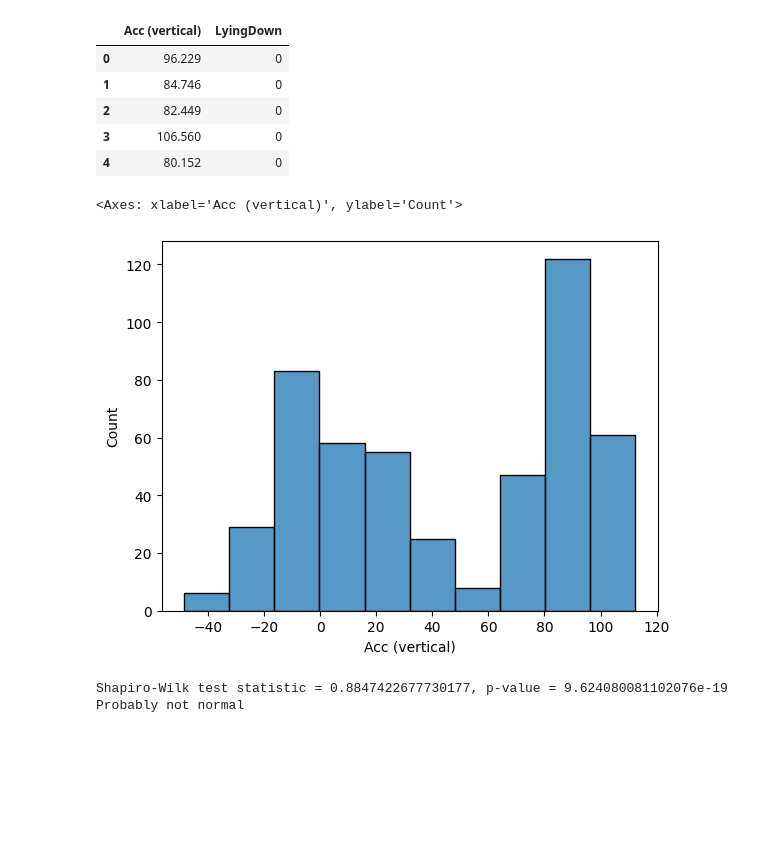
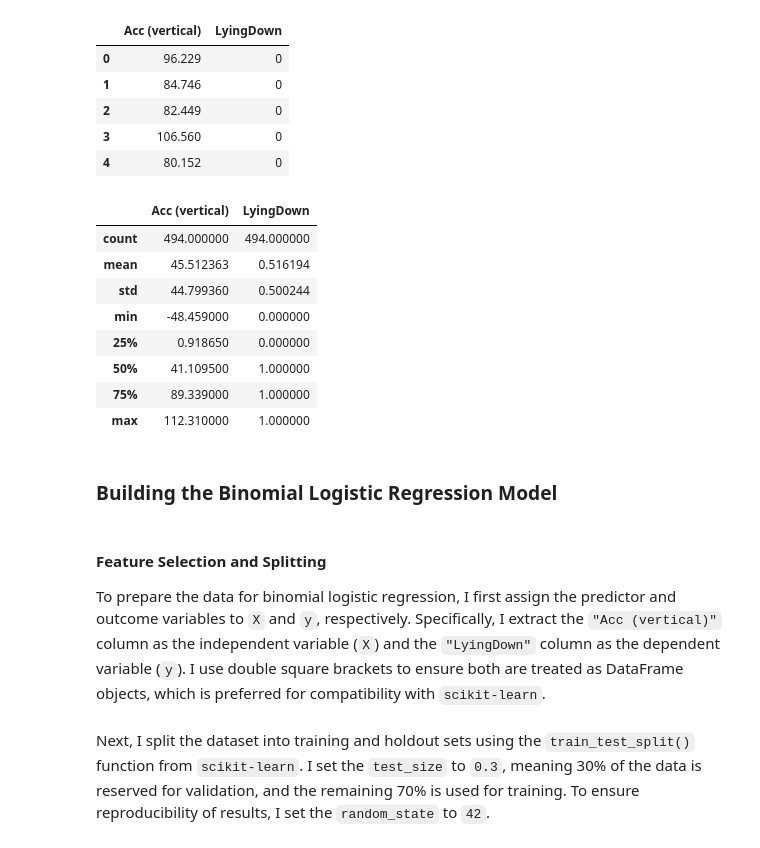
Before and after one commit to Cyberoctane29/Elderly-Motion-Analytics-for-Fall-Prevention, a Jupyter notebook: Elderly_Motion_Analytics_for_Fall_Prevention.ipynb, the cells around one changed output. Saved outputs shown, nothing was run; the diff lists cells and outputs as text; code cells hidden in the pictures; blank space fills up the shorter version.

```diff
--- a/Elderly_Motion_Analytics_for_Fall_Prevention.ipynb
+++ b/Elderly_Motion_Analytics_for_Fall_Prevention.ipynb
@@ -104,22 +108,21 @@ Data.head()
 | 2 | 82.449 | 0 |
 | 3 | 106.560 | 0 |
 | 4 | 80.152 | 0 |
-# %%
-sns.histplot(x=Data['Acc (vertical)'])
-# %% [output]
-<Axes: xlabel='Acc (vertical)', ylabel='Count'>
-[figure, removed]
-# %%
-from scipy.stats import shapiro
-
-
-stat, p = shapiro(Data['Acc (vertical)'])
-print(f"Shapiro-Wilk test statistic = {stat}, p-value = {p}")
-
-if p > 0.05:
-    print("Probably normal")
-else:
-    print("Probably not normal")
-# %% [output]
-Shapiro-Wilk test statistic = 0.8847422677730177, p-value = 9.624080081102076e-19
-Probably not normal
+# %%
+activity.describe()
+# %% [output]
+|  | Acc (vertical) | LyingDown |
+| count | 494.000000 | 494.000000 |
+| mean | 45.512363 | 0.516194 |
+| std | 44.799360 | 0.500244 |
+| min | -48.459000 | 0.000000 |
+| 25% | 0.918650 | 0.000000 |
+| 50% | 41.109500 | 1.000000 |
+| 75% | 89.339000 | 1.000000 |
+| max | 112.310000 | 1.000000 |
+# %% [markdown]
+### Building the Binomial Logistic Regression Model
+# %% [markdown]
+#### **Feature Selection and Splitting**
+
+To prepare the data for binomial logistic regression, I first assign the predictor and outcome variables to `X` and `y`, respectively. Specifically, I extract the `"Acc (vertical)"` column as the independent variable (`X`) and the `"LyingDown"` column as the dependent variable (`y`). I use double square brackets to ensure both are treated as DataFrame objects, which is preferred for compatibility with `scikit-learn`.
@@ -125,0 +132,2 @@ Probably not normal
+# %% [markdown]
+Next, I split the dataset into training and holdout sets using the `train_test_split()` function from `scikit-learn`. I set the `test_size` to `0.3`, meaning 30% of the data is reserved for validation, and the remaining 70% is used for training. To ensure reproducibility of results, I set the `random_state` to `42`.
```
Also changed, not shown: parts of 55 cells of this notebook.
